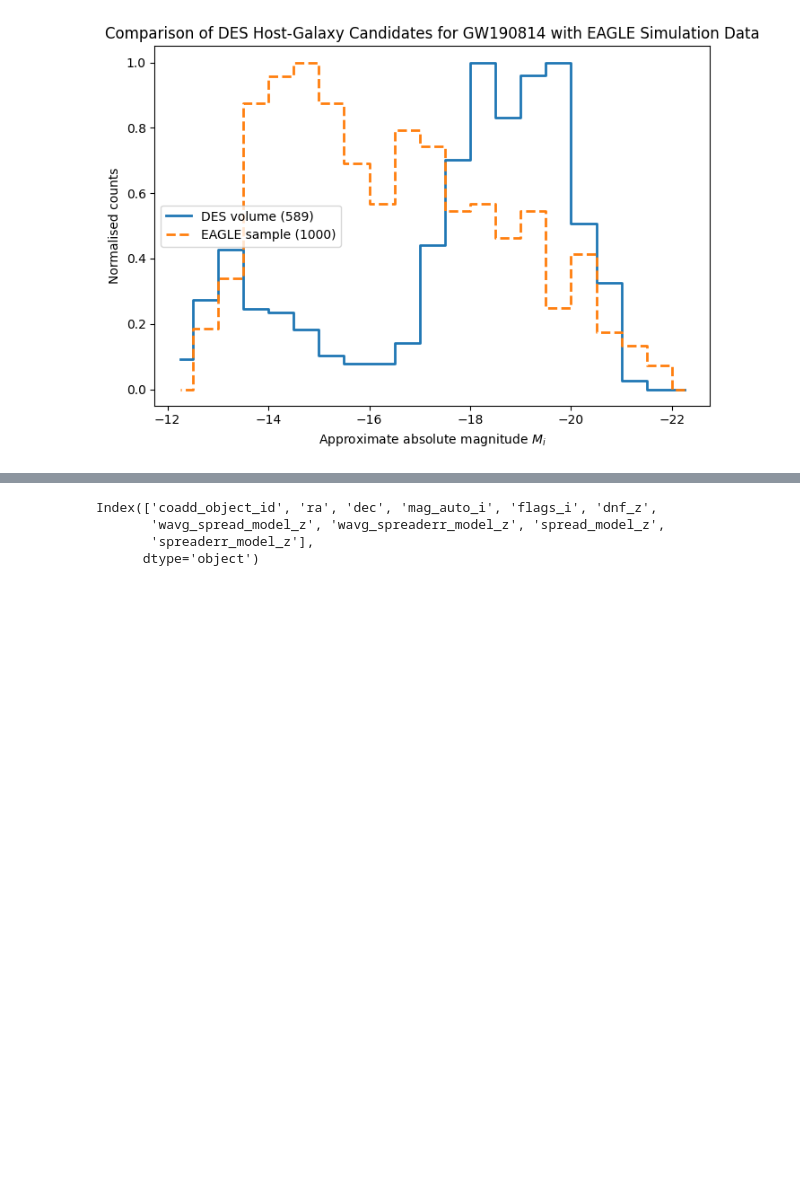
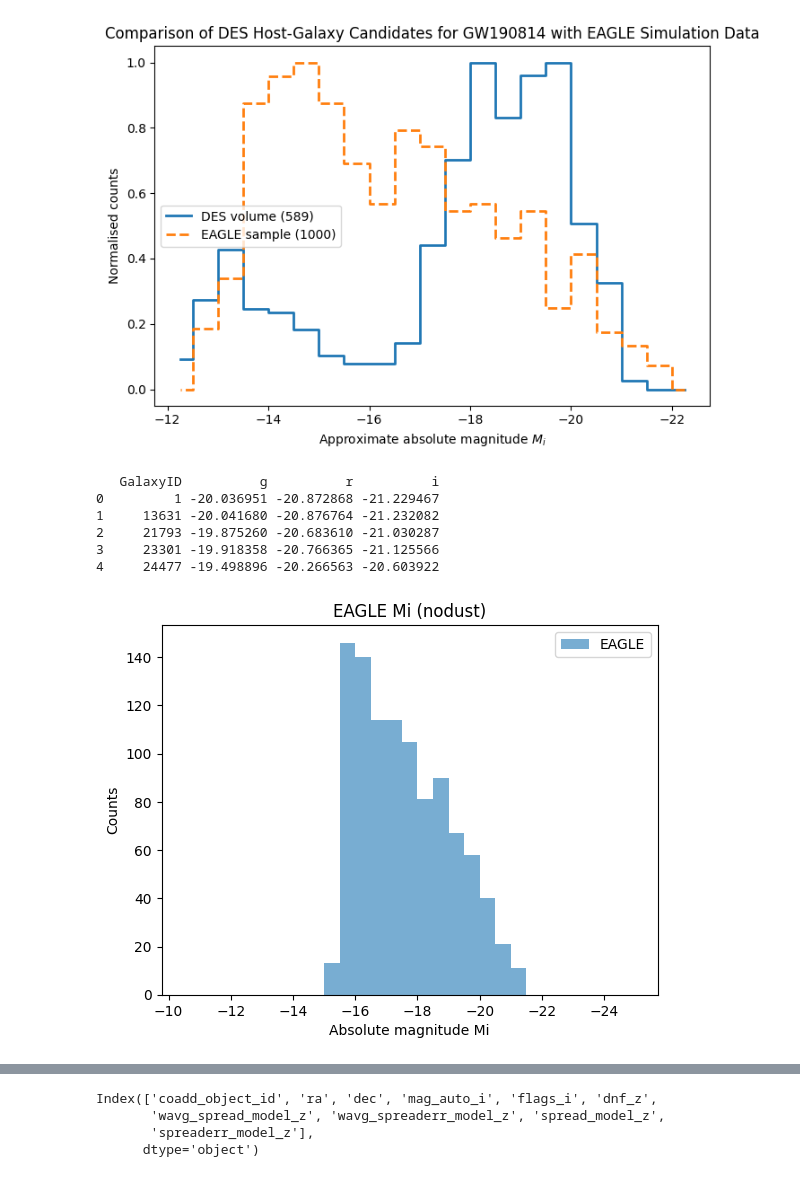
Before and after one commit to saatour/GW170817, a Jupyter notebook: Lum Function Colour Mag 3D Plot 22112025.ipynb, the cells around one changed output, grey strips where cells are left out. Drawn from its saved outputs; the diff is of its cells as text; code cells hidden in the pictures; blank space fills up the shorter version.

```diff
--- a/Lum Function Colour Mag 3D Plot 22112025.ipynb
+++ b/Lum Function Colour Mag 3D Plot 22112025.ipynb
@@ -1224,3 +1212,28 @@ plt.tight_layout()
 plt.show()
 # %% [output]
 [figure]
+# %%
+eag = pd.read_csv("eagle_magnitudes_snap28.csv")
+print(eag.head())
+# %% [output]
+   GalaxyID          g          r          i
+0         1 -20.036951 -20.872868 -21.229467
+1     13631 -20.041680 -20.876764 -21.232082
+2     21793 -19.875260 -20.683610 -21.030287
+3     23301 -19.918358 -20.766365 -21.125566
+4     24477 -19.498896 -20.266563 -20.603922
+# %%
+import numpy as np
+import matplotlib.pyplot as plt
+
+bins = np.arange(-25, -10, 0.5)
+
+plt.hist(eag["i"], bins=bins, alpha=0.6, label="EAGLE")
+plt.gca().invert_xaxis()
+plt.xlabel("Absolute magnitude Mi")
+plt.ylabel("Counts")
+plt.title("EAGLE Mi (nodust)")
+plt.legend()
+plt.show()
+# %% [output]
+[figure, added]
```
Also changed, not shown: parts of 10 cells of this notebook.
